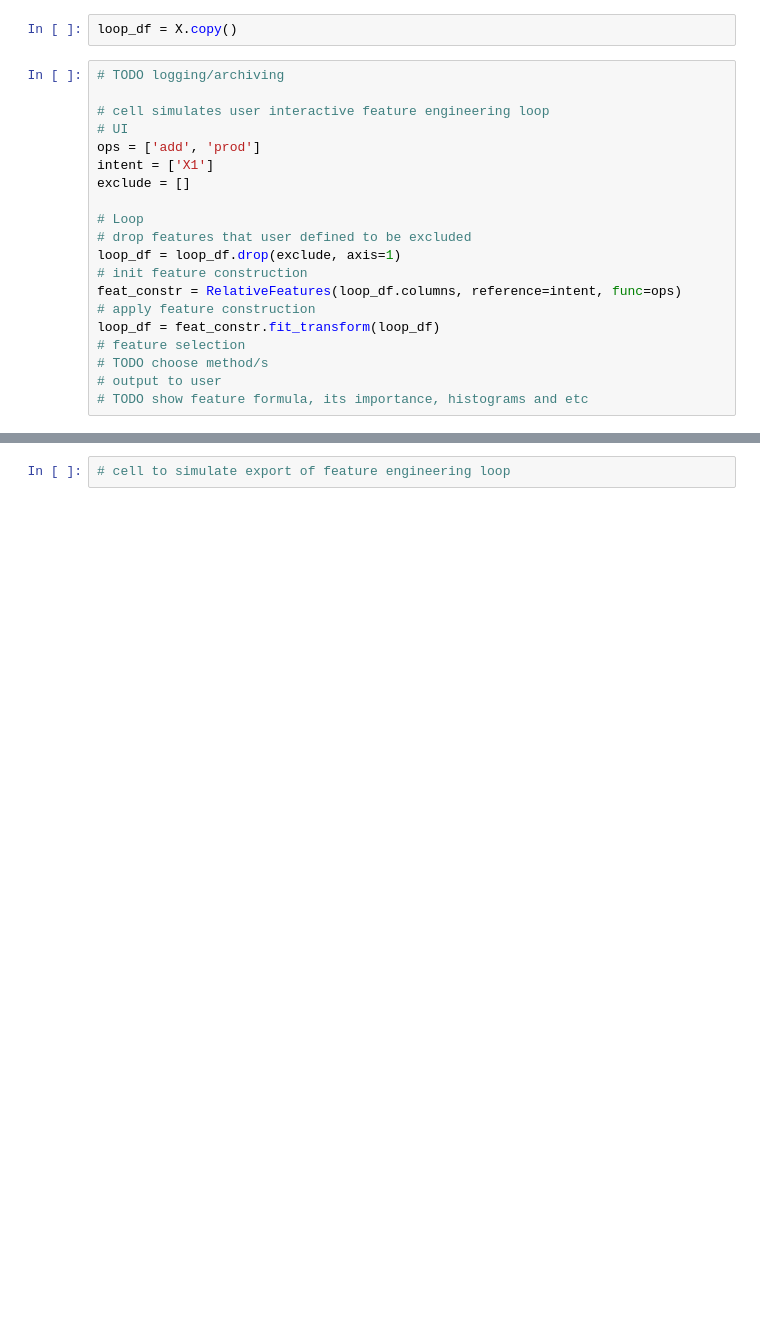
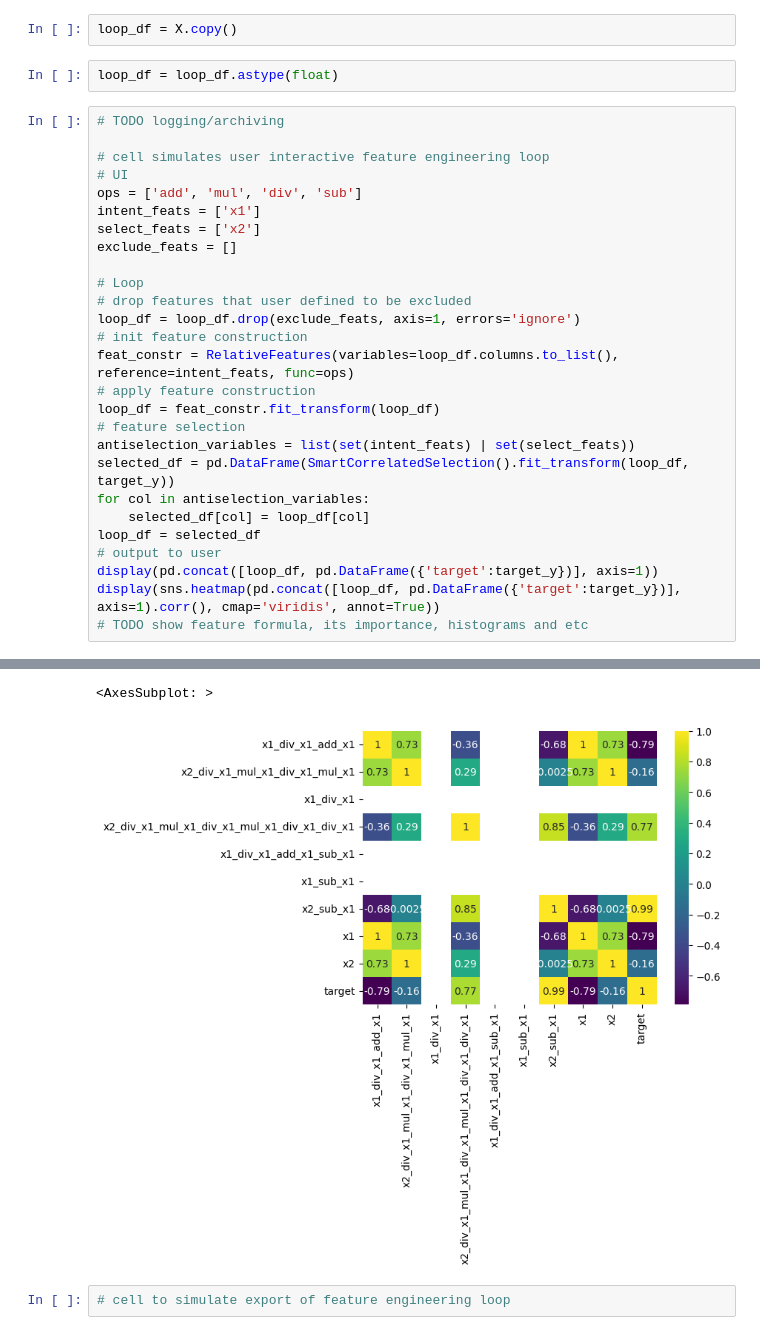
Before and after one commit to ALYAMBR/CrossDiscovery, a Jupyter notebook: playground/feature_engine_lib_check.ipynb, the cells around one changed output, grey strips where cells are left out. Saved outputs shown, nothing was run; the diff lists cells and outputs as text; blank space fills up the shorter version.

```diff
--- a/playground/feature_engine_lib_check.ipynb
+++ b/playground/feature_engine_lib_check.ipynb
@@ -21,22 +25,32 @@ rm.transform(X)
 # %%
 loop_df = X.copy()
+# %%
+loop_df = loop_df.astype(float)
 # %%
 # TODO logging/archiving
 
 # cell simulates user interactive feature engineering loop
 # UI
-ops = ['add', 'prod']
-intent = ['X1']
-exclude = []
+ops = ['add', 'mul', 'div', 'sub']
+intent_feats = ['x1']
+select_feats = ['x2']
+exclude_feats = []
 
 # Loop
 # drop features that user defined to be excluded
-loop_df = loop_df.drop(exclude, axis=1)
+loop_df = loop_df.drop(exclude_feats, axis=1, errors='ignore')
 # init feature construction
-feat_constr = RelativeFeatures(loop_df.columns, reference=intent, func=ops)
+feat_constr = RelativeFeatures(variables=loop_df.columns.to_list(), reference=intent_feats, func=ops)
 # apply feature construction
 loop_df = feat_constr.fit_transform(loop_df)
 # feature selection
-# TODO choose method/s
+antiselection_variables = list(set(intent_feats) | set(select_feats))
+selected_df = pd.DataFrame(SmartCorrelatedSelection().fit_transform(loop_df, target_y))
+for col in antiselection_variables:
+    selected_df[col] = loop_df[col]
+loop_df = selected_df
 # output to user
+display(pd.concat([loop_df, pd.DataFrame({'target':target_y})], axis=1))
+display(sns.heatmap(pd.concat([loop_df, pd.DataFrame({'target':target_y})], axis=1).corr(), cmap='viridis', annot=True))
 # TODO show feature formula, its importance, histograms and etc
+# %% [output]
@@ -43,2 +62,4 @@ loop_df = feat_constr.fit_transform(loop_df)
+<AxesSubplot: >
+[figure, added]
 # %%
 # cell to simulate export of feature engineering loop
```
Also changed, not shown: parts of 4 cells of this notebook.
